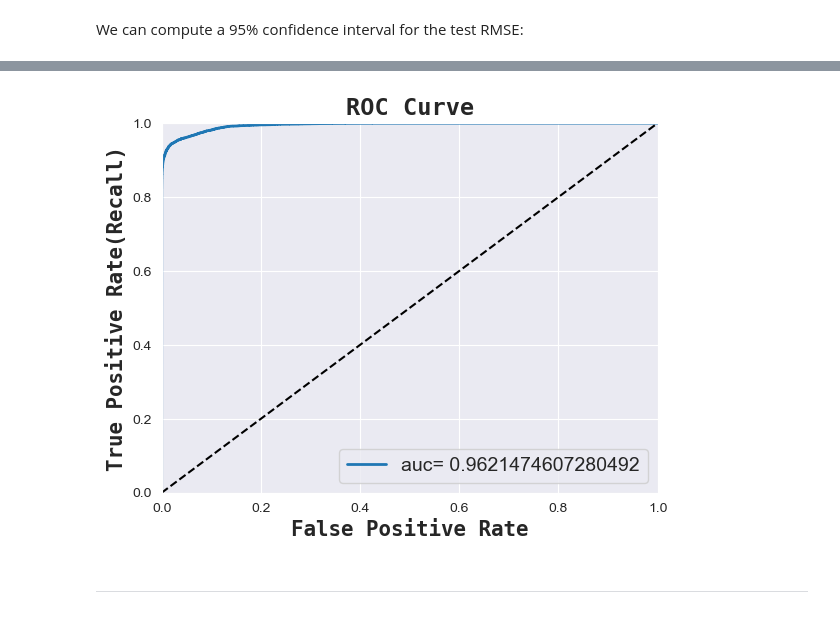
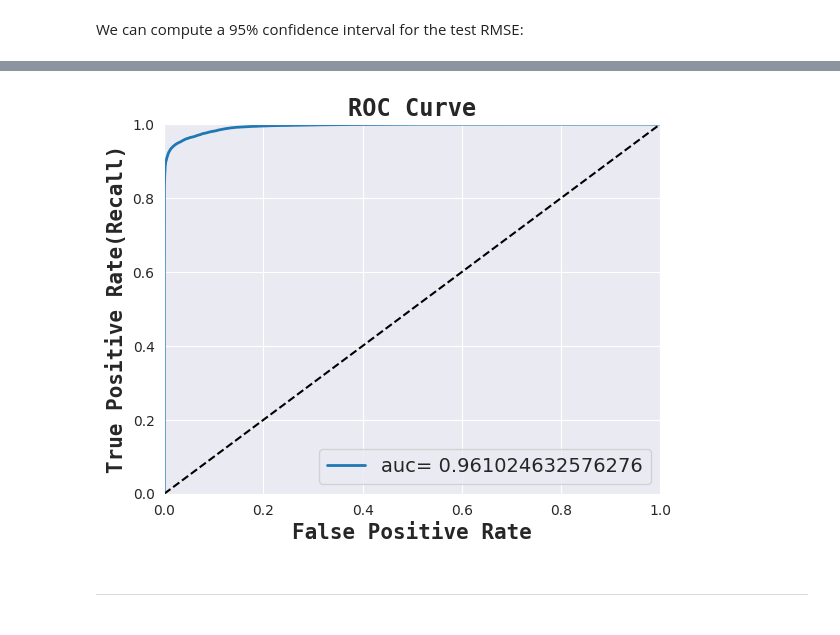
Before and after one commit to abdoghazala7/Airline-Passenger-Satisfaction, a Jupyter notebook: Airline-Passenger-Satisfaction.ipynb, the cells around one changed output, grey strips where cells are left out. Cells and saved outputs as stored; diff of their text form; code cells hidden in the pictures.

Commit message:
update visualization, pipelines and fine tuning

```diff
--- a/Airline-Passenger-Satisfaction.ipynb
+++ b/Airline-Passenger-Satisfaction.ipynb
@@ -567,3 +520,12 @@ final_rf_model = RandomForestClassifier(
+# %%
+rf = RandomForestClassifier(random_state=42)
+
+param_grid = {
+    'n_estimators': [100,300, 500, 700],
+    'max_depth': [None, 10, 20, 30]
+}
+
+rf_fine_tuning = GridSearchCV(estimator=rf, param_grid=param_grid, cv=5, n_jobs=-1, verbose=2, scoring='accuracy')
 # %%
-final_rf_model.fit(x_train_full, y_train_full)
+rf_fine_tuning.fit(x_train_full, y_train_full)
 # %% [output]
@@ -583,0 +586,3 @@ rmse: 0.18890946986354837
+# %%
+final_model = RandomForestClassifier(random_state=42)
+final_model.fit(x_train_full, y_train_full)
@@ -583,0 +591,7 @@ rmse: 0.18890946986354837
+# %%
+y_pred = final_model.predict(x_test_full)
+
+print(Fore.BLUE + '\nfinal_accuracy: ' + str( accuracy_score( y_pred , y_test_full ) * 100 ) + " %\n")
+f_rmse = mean_squared_error( y_test_full, y_pred,
+                              squared=False)
+print( Fore.BLUE + 'rmse: ' + str( f_rmse ))
@@ -610,8 +628,8 @@ F1_score:  0.9587358112619631
 # %%
-rf_fpr, rf_tpr, thresholds = roc_curve(y_test_full, final_rf_model.predict_proba(x_test_full)[:,1])
+rf_fpr, rf_tpr, thresholds = roc_curve(y_test_full, final_model.predict_proba(x_test_full)[:,1])
 plot_roc_curve(rf_fpr , rf_tpr, roc_auc_score(y_test_full , y_pred))
 # %% [output]
-[figure, old version]
+[figure, new version]
 # %% [markdown]
 # <hr>
 # %% [markdown]
```
Also changed, not shown: parts of 57 cells of this notebook.
